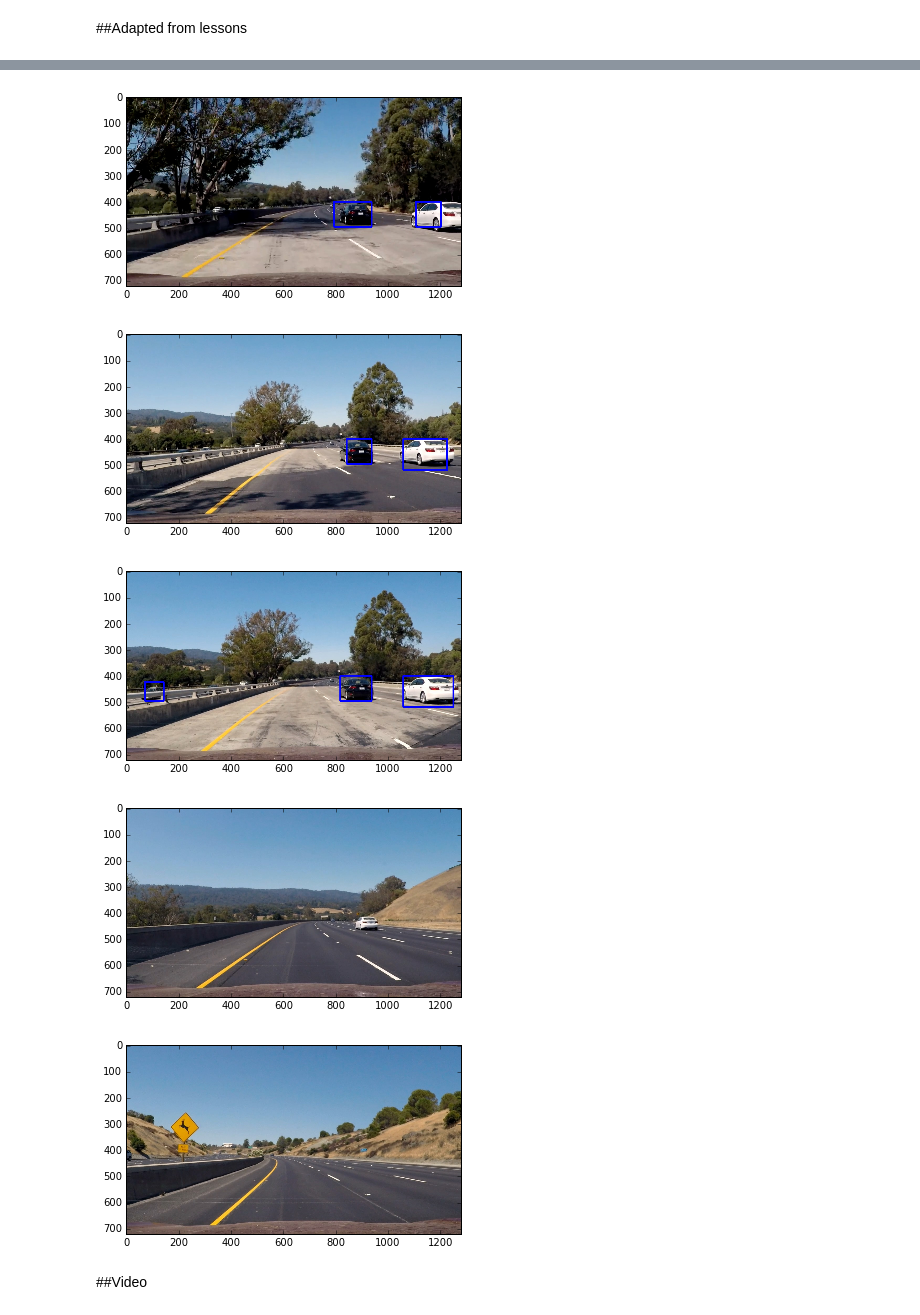
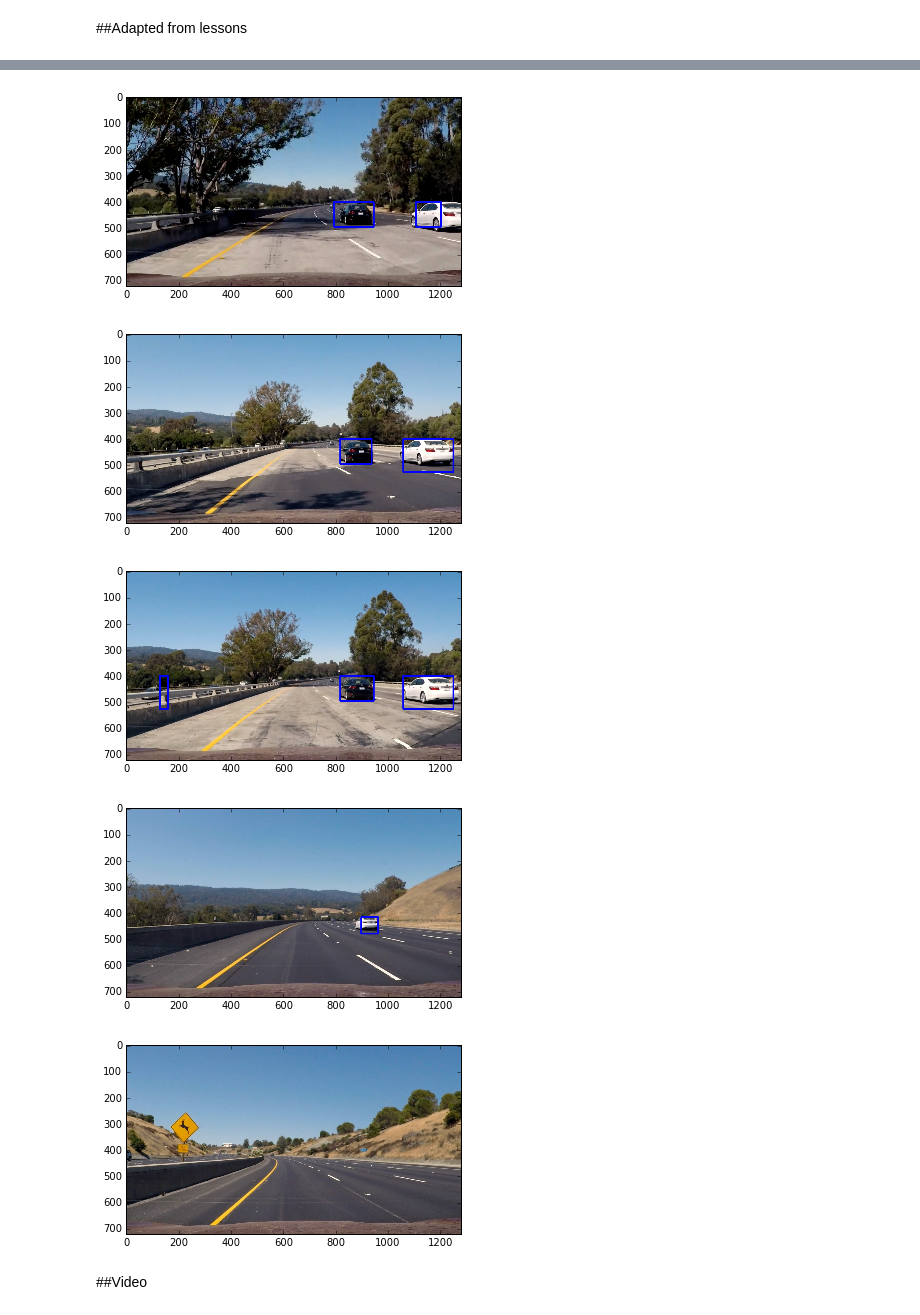
Before and after one commit to AlexanderKim/CarND-Vehicle-Detection, a Jupyter notebook: vehicle_detection.ipynb, the cells around one changed output, grey strips where cells are left out. Drawn from its saved outputs; the diff is of its cells as text; code cells hidden in the pictures.

```diff
--- a/vehicle_detection.ipynb
+++ b/vehicle_detection.ipynb
@@ -629,7 +612,7 @@ def draw_heated_boxes(image, box_list):
     heat = add_heat(heat,box_list)
 
     # Apply threshold to help remove false positives
-    heat = apply_threshold(heat,16)
+    heat = apply_threshold(heat,2)
 
     # Visualize the heatmap when displaying
     heatmap = np.clip(heat, 0, 255)
@@ -645,6 +628,8 @@ test_images_paths = glob.glob('./test_images/*.jpg')
 
 def detect_vehicles(img):
     windows_params = [
+        (350, 414, 1.0),
+        (360, 424, 1.0),
         (400, 464, 1.0),
         (416, 480, 1.0),
         (400, 496, 1.5),
@@ -657,8 +642,8 @@ def detect_vehicles(img):
 
     windows = [
         window
+        for ystart, ystop, scale in windows_params
         for window in find_cars(img, ystart, ystop, scale, svc, X_scaler, orient, pix_per_cell, cell_per_block, spatial_size, hist_bins)
-        for ystart, ystop, scale in windows_params
     ]
 
     # ystart = 400
@@ -681,7 +666,7 @@ for image_path in test_images_paths:
 [figure]
-[figure, old version]
+[figure, new version]
-[figure, old version]
+[figure, new version]
-[figure, old version]
+[figure, new version]
 [figure]
 # %% [markdown]
 ##Video
```
Also changed, not shown: parts of 6 cells of this notebook, 1 other file.
